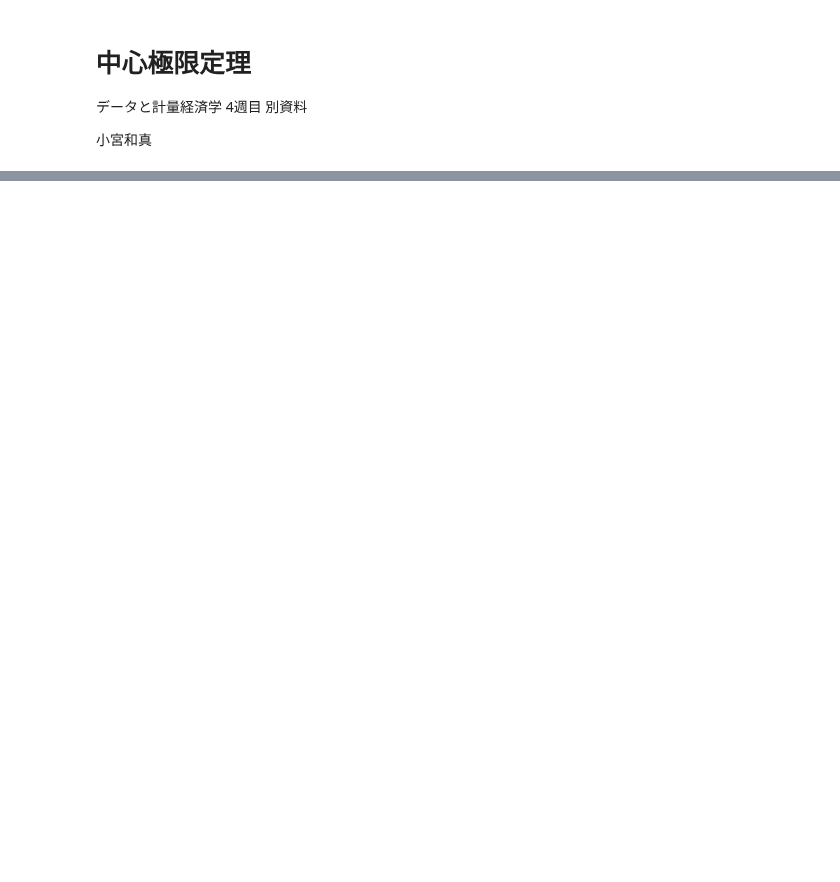
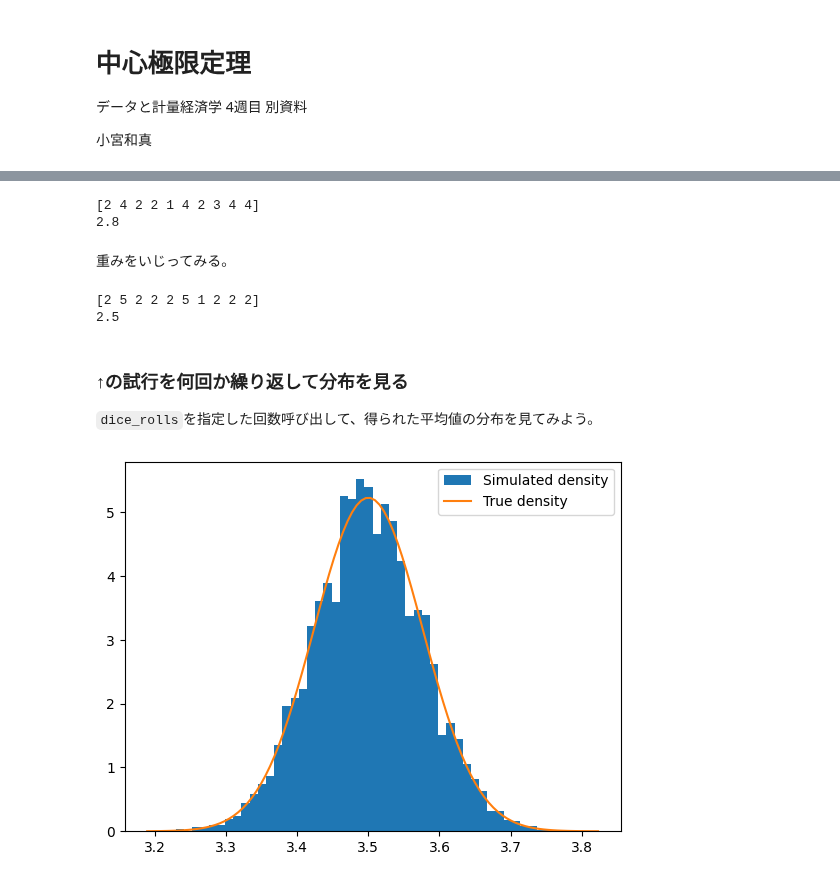
Before and after one commit to misya11p/data-econometrics-materials, a Jupyter notebook: central_limit_theorem.ipynb, the cells around one changed output, grey strips where cells are left out. Cells and saved outputs as stored; diff of their text form; code cells hidden in the pictures; blank space fills up the shorter version.

```diff
--- a/central_limit_theorem.ipynb
+++ b/central_limit_theorem.ipynb
@@ -40,4 +45,8 @@ import numpy as np
 # %%
-def dice_rolls(m):
-    rolls = np.random.randint(1, 7, m)
-    return rolls, rolls.sum()
+def dice_rolls(m, weights=None):
+    if weights:
+        weights = np.array(weights, dtype=np.float32)
+        weights /= weights.sum()
+
+    rolls = np.random.choice(np.arange(1, 7), m, p=weights)
+    return rolls, rolls.mean()
@@ -48 +53,22 @@ dice_rolls(5)
+# %%
+resunts, mean = dice_rolls(10) # 10回振る
+print(resunts)
+print(mean)
+# %% [output]
+[2 4 2 2 1 4 2 3 4 4]
+2.8
+# %% [markdown]
+重みをいじってみる。
+# %%
+weights = (1, 10, 1, 1, 1, 1) # 2がいっぱい出るように
+resunts, mean = dice_rolls(10, weights)
+print(resunts)
+print(mean)
+# %% [output]
+[2 5 2 2 2 5 1 2 2 2]
+2.5
+# %% [markdown]
+### ↑の試行を何回か繰り返して分布を見る
+
+`dice_rolls`を指定した回数呼び出して、得られた平均値の分布を見てみよう。
 # %%
@@ -54,0 +81,14 @@ def sums(m, n):
+# %%
+m, n = 500, 10000 # サイコロを500回振って平均を求める を10000回繰り返す
+dist = get_means(m, n)
+plt.hist(dist, bins=50, density=True, label="Simulated density")
+
+# 正規分布のプロット
+x_range = plt.xlim()
+x = np.linspace(*x_range, 100)
+mu, sigma = 3.5, np.sqrt(35 / 12 / m)
+y = sp.stats.norm.pdf(x, mu, sigma)
+plt.plot(x, y, label="True density")
+plt.legend();
+# %% [output]
+[figure, added]
```
Also changed, not shown: parts of 11 cells of this notebook.
